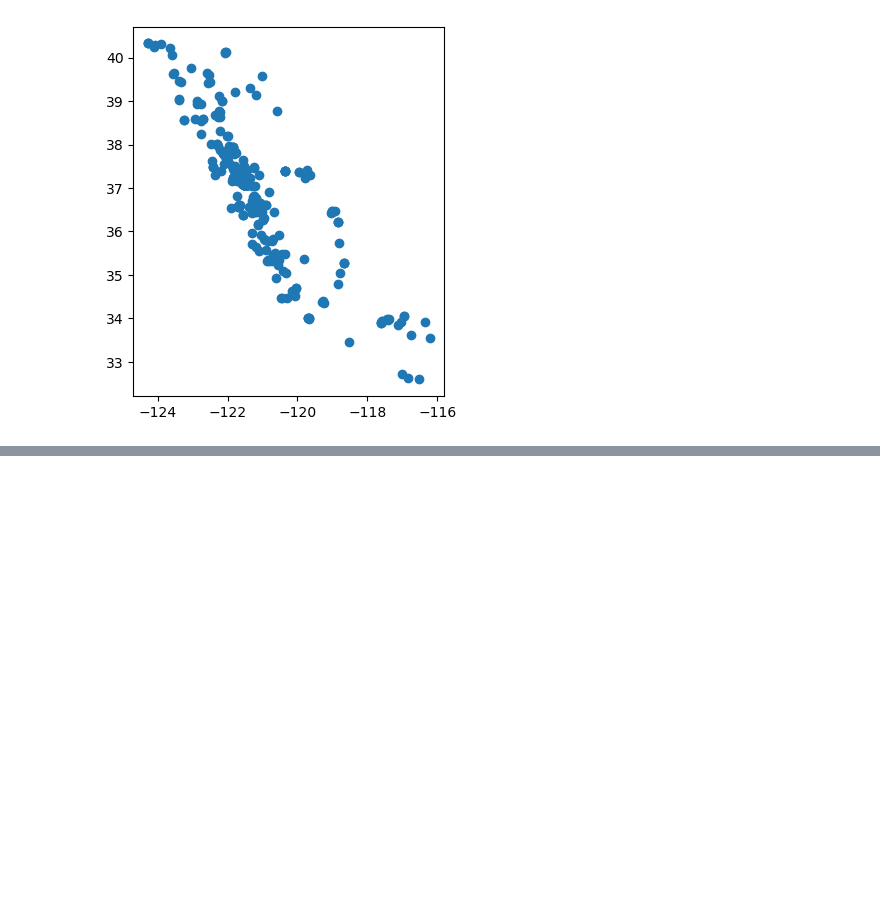
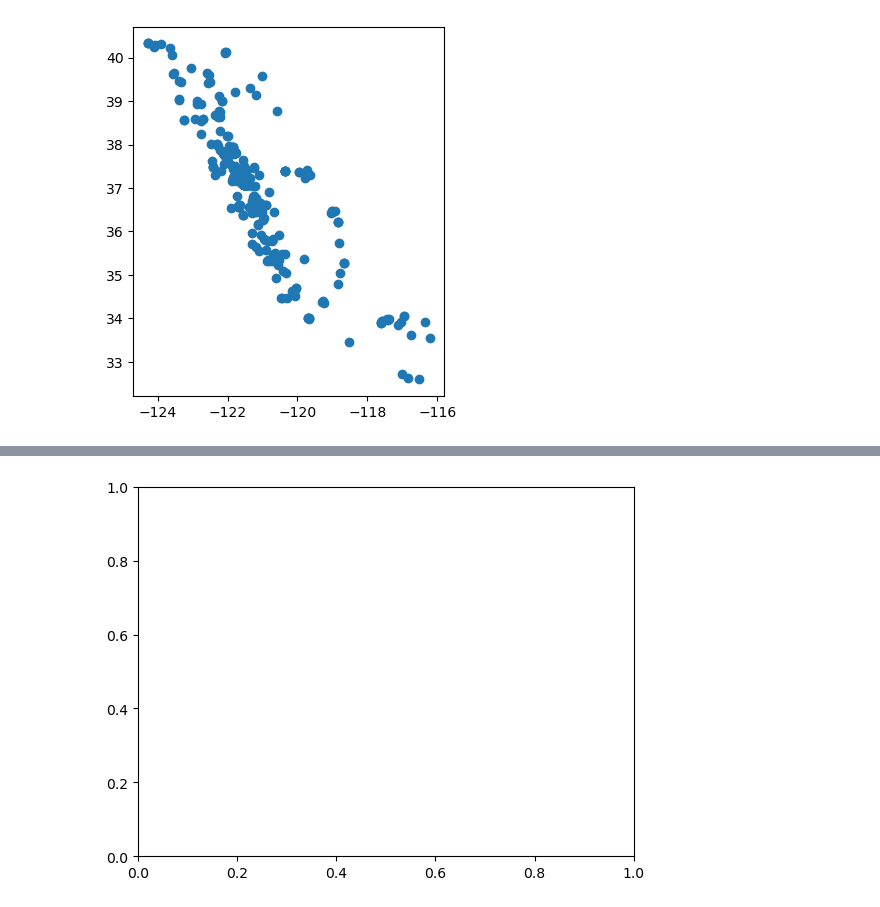
Before and after one commit to IsabellaSegarra/eds220-2025-in-class, a Jupyter notebook: week4-geopandas.ipynb, the cells around one changed output, grey strips where cells are left out. Cells and saved outputs as stored; diff of their text form; code cells hidden in the pictures; blank space fills up the shorter version.

```diff
--- a/week4-geopandas.ipynb
+++ b/week4-geopandas.ipynb
@@ -185,0 +193,5 @@ pigs_recent.plot()
+# %%
+# Initialize empty figure (fig) and axis (ax)
+fig,ax = plt.subplots() # Returns two objects: fig and ax
+# %% [output]
+[figure, added]
```
Also changed, not shown: parts of 5 cells of this notebook, 1 other file.
